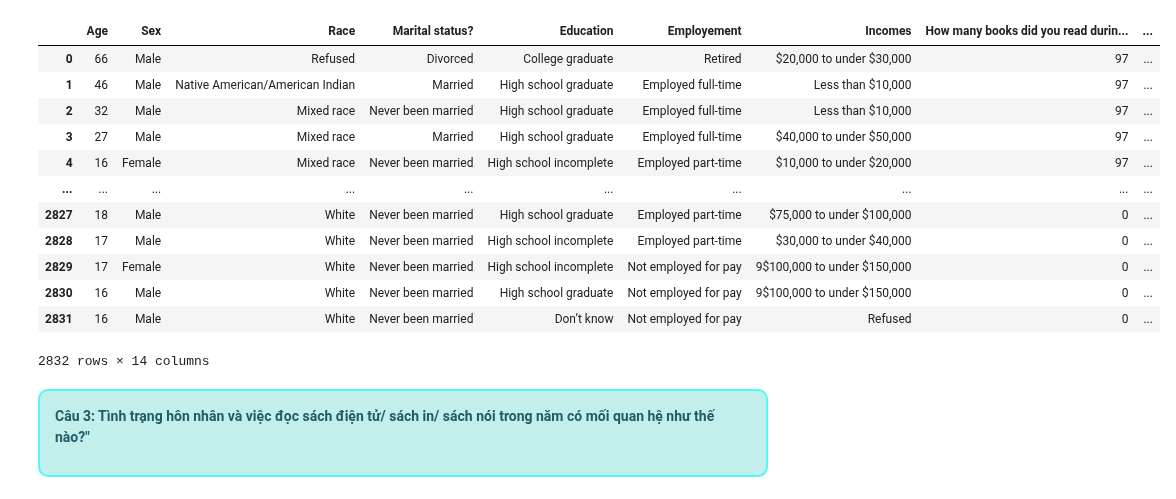
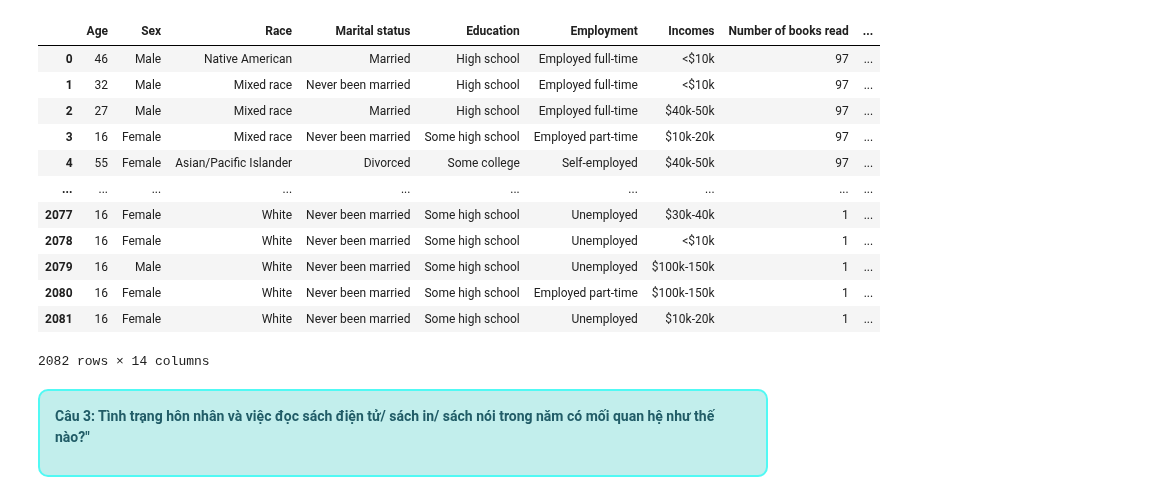
Before and after one commit to neyngnn/LTKHDL, a Jupyter notebook: que_LTKHDL.ipynb, the cells around one changed output. Cells and saved outputs as stored; diff of their text form; code cells hidden in the pictures.

Commit message:
update column name

```diff
--- a/que_LTKHDL.ipynb
+++ b/que_LTKHDL.ipynb
@@ -4,22 +4,22 @@ import seaborn as sns
 import pandas as pd
 # %%
 # Đọc dữ liệu từ tệp CSV
-df = pd.read_csv('./BigML_Dataset_5f50a62795a9306aa200003e.csv')
+df = pd.read_csv('./cleaned_data.csv')
 df
 # %% [output]
-|  | Age | Sex | Race | Marital status? | Education | Employement | Incomes | How many books did you read durin... | ... |
-| 0 | 66 | Male | Refused | Divorced | College graduate | Retired | $20,000 to under $30,000 | 97 | ... |
-| 1 | 46 | Male | Native American/American Indian | Married | High school graduate | Employed full-time | Less than $10,000 | 97 | ... |
-| 2 | 32 | Male | Mixed race | Never been married | High school graduate | Employed full-time | Less than $10,000 | 97 | ... |
-| 3 | 27 | Male | Mixed race | Married | High school graduate | Employed full-time | $40,000 to under $50,000 | 97 | ... |
-| 4 | 16 | Female | Mixed race | Never been married | High school incomplete | Employed part-time | $10,000 to under $20,000 | 97 | ... |
+|  | Age | Sex | Race | Marital status | Education | Employment | Incomes | Number of books read | ... |
+| 0 | 46 | Male | Native American | Married | High school | Employed full-time | <$10k | 97 | ... |
+| 1 | 32 | Male | Mixed race | Never been married | High school | Employed full-time | <$10k | 97 | ... |
+| 2 | 27 | Male | Mixed race | Married | High school | Employed full-time | $40k-50k | 97 | ... |
+| 3 | 16 | Female | Mixed race | Never been married | Some high school | Employed part-time | $10k-20k | 97 | ... |
+| 4 | 55 | Female | Asian/Pacific Islander | Divorced | Some college | Self-employed | $40k-50k | 97 | ... |
 | ... | ... | ... | ... | ... | ... | ... | ... | ... | ... |
-| 2827 | 18 | Male | White | Never been married | High school graduate | Employed part-time | $75,000 to under $100,000 | 0 | ... |
-| 2828 | 17 | Male | White | Never been married | High school incomplete | Employed part-time | $30,000 to under $40,000 | 0 | ... |
-| 2829 | 17 | Female | White | Never been married | High school incomplete | Not employed for pay | 9$100,000 to under $150,000 | 0 | ... |
-| 2830 | 16 | Male | White | Never been married | High school graduate | Not employed for pay | 9$100,000 to under $150,000 | 0 | ... |
-| 2831 | 16 | Male | White | Never been married | Don’t know | Not employed for pay | Refused | 0 | ... |
+| 2077 | 16 | Female | White | Never been married | Some high school | Unemployed | $30k-40k | 1 | ... |
+| 2078 | 16 | Female | White | Never been married | Some high school | Unemployed | <$10k | 1 | ... |
+| 2079 | 16 | Male | White | Never been married | Some high school | Unemployed | $100k-150k | 1 | ... |
+| 2080 | 16 | Female | White | Never been married | Some high school | Employed part-time | $100k-150k | 1 | ... |
+| 2081 | 16 | Female | White | Never been married | Some high school | Unemployed | $10k-20k | 1 | ... |
-2832 rows × 14 columns
+2082 rows × 14 columns
 # %% [markdown]
 <div style="border-radius: 10px; border: 2px solid #51F9F4; padding: 15px; background-color:#c2eeec; font-size: 100%; text-align: left;">
 
```
Also changed, not shown: parts of 4 cells of this notebook.
